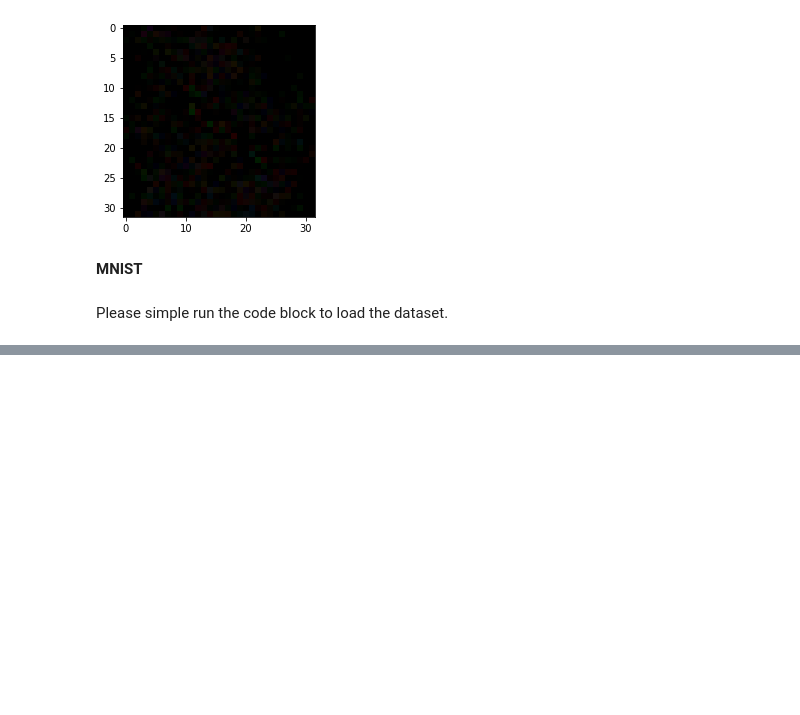
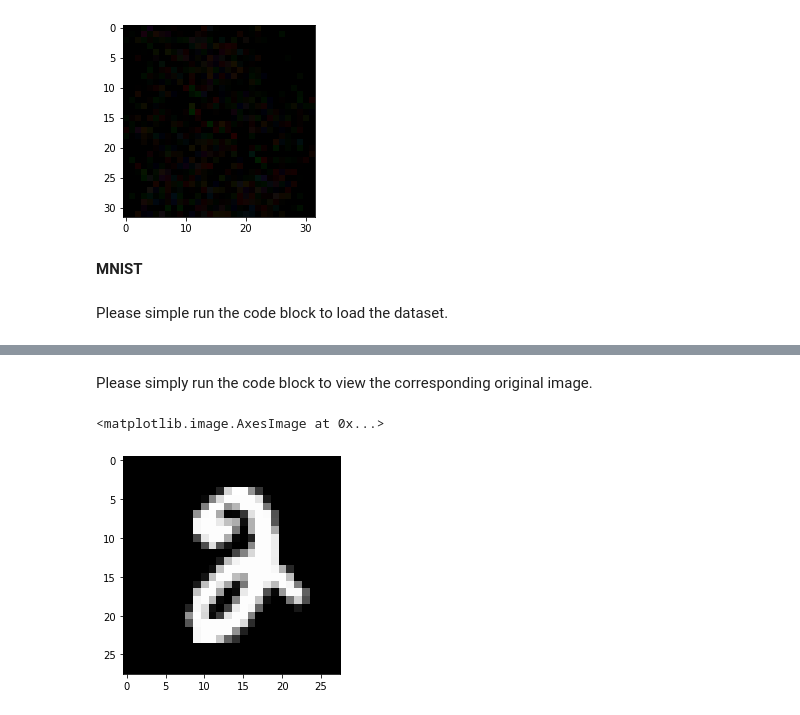
Before and after one commit to BruceResearch/mFI-PSO, a Jupyter notebook: Adversarial_Image_Display.ipynb, the cells around one changed output, grey strips where cells are left out. Cells and saved outputs as stored; diff of their text form; code cells hidden in the pictures; blank space fills up the shorter version.

```diff
--- a/Adversarial_Image_Display.ipynb
+++ b/Adversarial_Image_Display.ipynb
@@ -18,7 +23,7 @@ x_original = x_original / 255
 # %% [markdown]
 Please simple run the code block to select original images.
 # %%
-array_pic_num_cifar_all = np.load('/content/drive/MyDrive/Colab Notebooks/Cifar_sheet(2)_situation(1)_FI_below(0.20)_pro_y_target(0.01)_array.npy')
+array_pic_num_cifar_all = np.load('/content/drive/MyDrive/view_adversarial_images/Cifar_sheet(2)_situation(1)_FI_below(0.20)_pro_y_target(0.01)_array.npy')
 cut_start = 0
 cut_end = len(array_pic_num_cifar_all)
 train_adv=[]
@@ -69,0 +81,11 @@ Please simple run the code block to load the dataset.
+# %%
+array_pic_num_mnist_all = np.load('/content/drive/MyDrive/view_adversarial_images/Mnist_sheet(2)_situation(1)_FI_below(0.20)_pro_y_target(0.00)_array.npy')
+cut_start = 0
+cut_end = len(array_pic_num_mnist_all)
+train_mnist_adv=[]
+for i_pic in range(cut_start,cut_end,1):
+    pic_num= array_pic_num_mnist_all[i_pic][2]
+    train_mnist_adv.append(x_mnist_original[int(pic_num)])
+
+x_mnist_original_image = np.concatenate(train_mnist_adv, axis = 0).reshape(-1,28,28,1)
+x_mnist_original_image = x_mnist_original_image[:1305]
@@ -69,0 +104,8 @@ Please simple run the code block to load the dataset.
+# %% [markdown]
+Please simply run the code block to view the corresponding original image.
+# %%
+x_mnist_original_chosen = x_mnist_original_image[pic_mnist_num]
+plt.imshow(x_mnist_original_chosen.reshape(28,28), cmap='gray')
+# %% [output]
+<matplotlib.image.AxesImage at 0x...>
+[figure, added]
```
Also changed, not shown: parts of 11 cells of this notebook.
